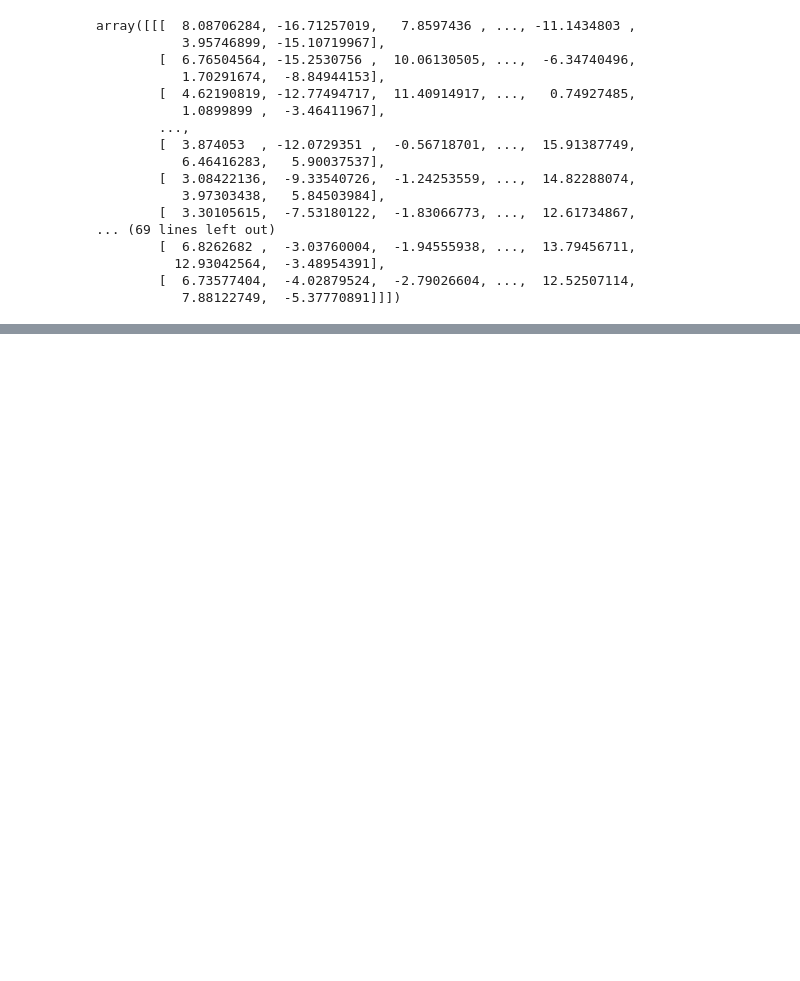
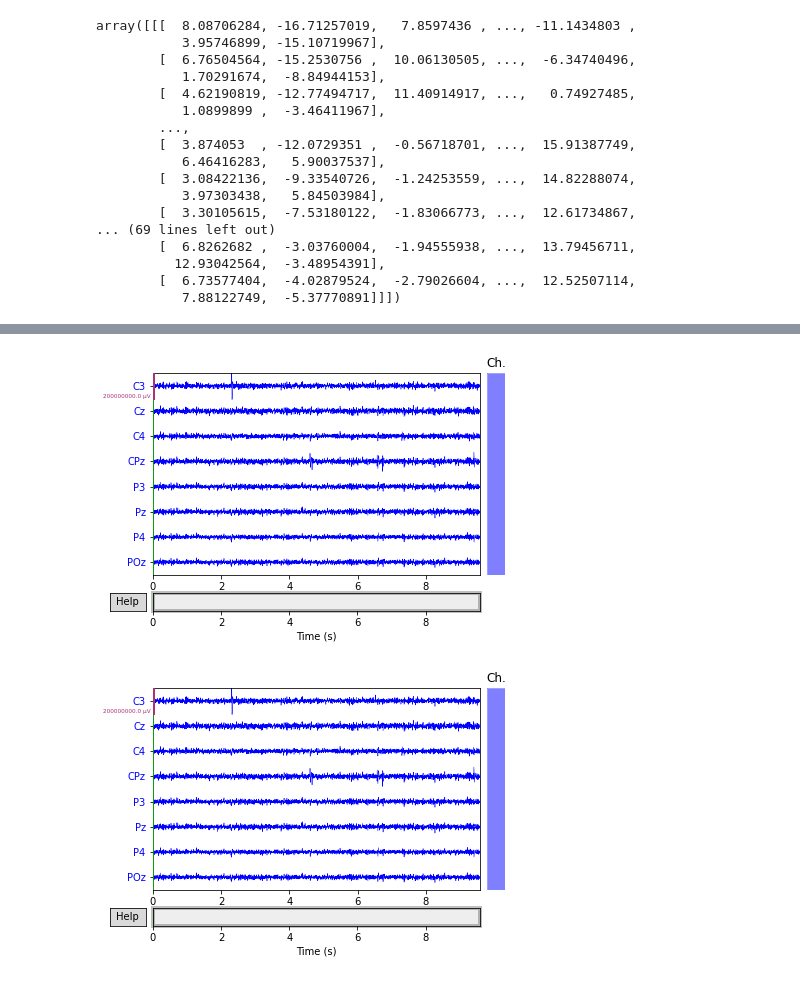
Before and after one commit to dpostolovski/eeg_is, a Jupyter notebook: IS_project.ipynb, the cells around one changed output, grey strips where cells are left out. Saved outputs shown, nothing was run; the diff lists cells and outputs as text; code cells hidden in the pictures; blank space fills up the shorter version.

```diff
--- a/IS_project.ipynb
+++ b/IS_project.ipynb
@@ -45,0 +105,13 @@ array([[[  8.08706284, -16.71257019,   7.8597436 , ..., -11.1434803 ,
+# %%
+col =dict(mag='darkblue', grad='b', eeg='blue', eog='k', ecg='m',
+     emg='k', ref_meg='steelblue', misc='k', stim='k',
+     resp='k', chpi='k')
+scal = dict(mag=1e-12, grad=4e-11, eeg=100, eog=150e-6, ecg=5e-4,
+     emg=1e-3, ref_meg=1e-12, misc=1e-3, stim=1,
+     resp=1, chpi=1e-4, whitened=1e2)
+
+raw.plot(n_channels=8, scalings=scal, title='Data from arrays',
+         show=True, block=True, color = col)
+# %% [output]
+[figure, added]
+[figure, added]
```
Also changed, not shown: parts of 9 cells of this notebook.
